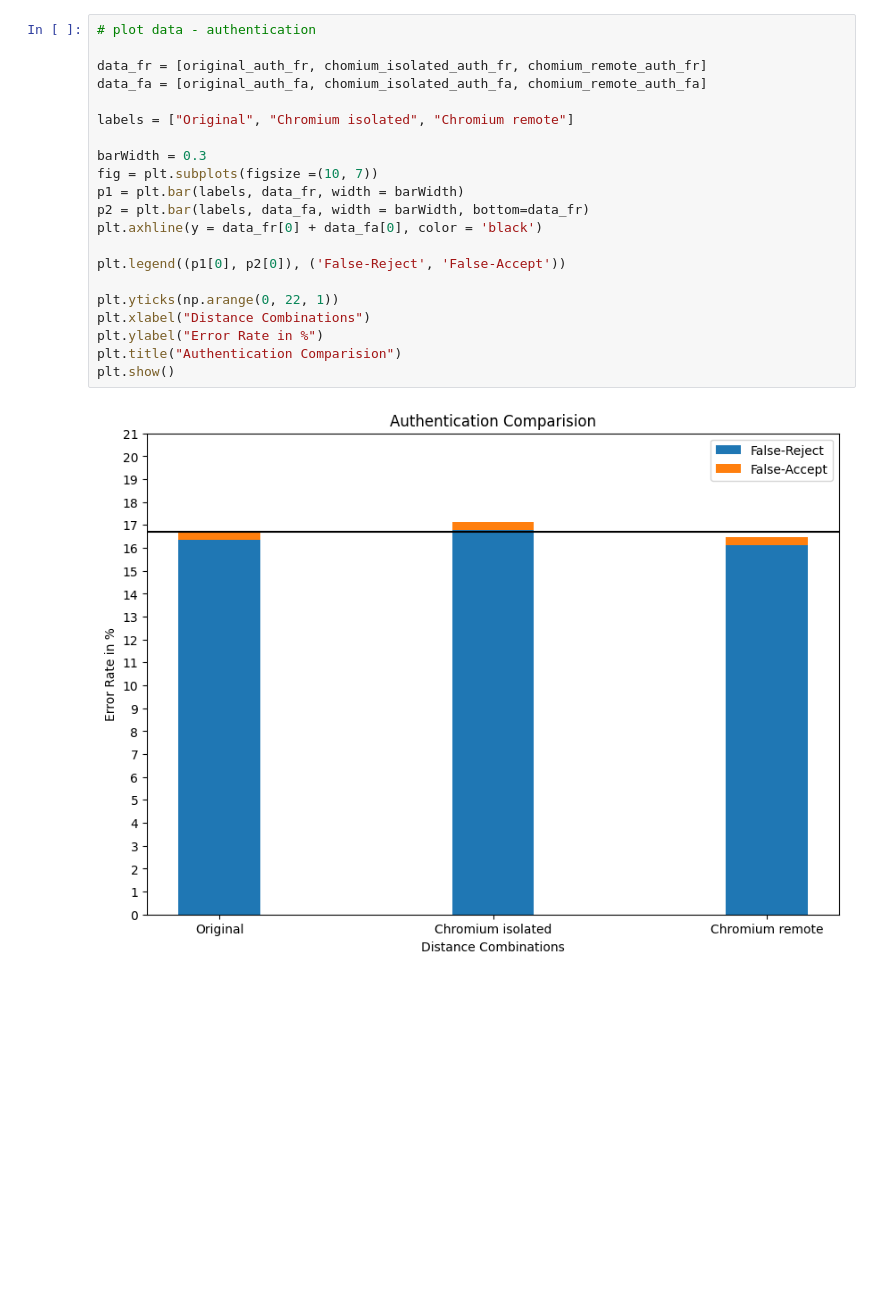
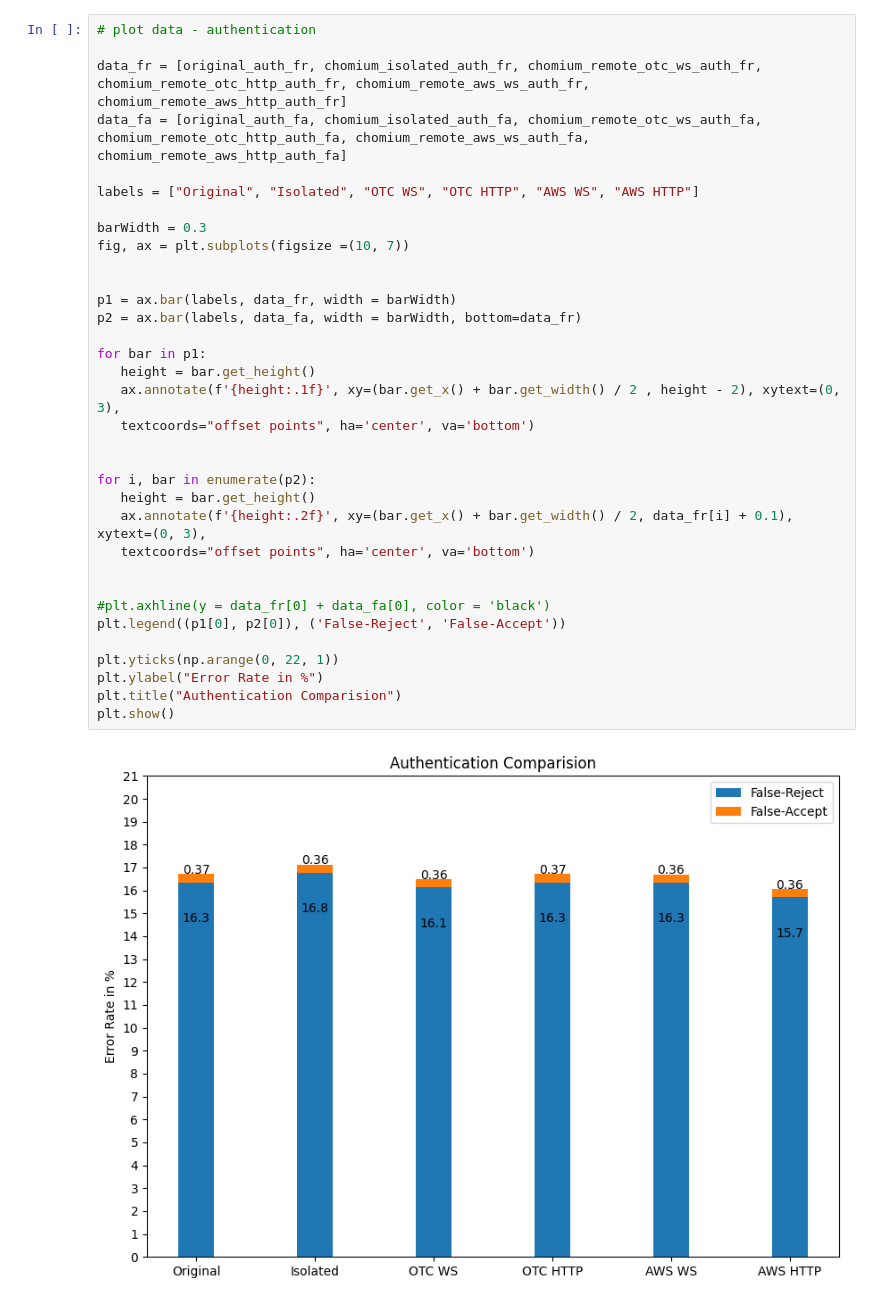
Before and after one commit to wutterfly/browser-timer-results, a Jupyter notebook: remote/analysis.ipynb, the cells around one changed output. Saved outputs shown, nothing was run; the diff lists cells and outputs as text; blank space fills up the shorter version.

```diff
--- a/remote/analysis.ipynb
+++ b/remote/analysis.ipynb
@@ -94,23 +209,36 @@ plt.show()
 # %%
 # plot data - authentication
 
-data_fr = [original_auth_fr, chomium_isolated_auth_fr, chomium_remote_auth_fr]
-data_fa = [original_auth_fa, chomium_isolated_auth_fa, chomium_remote_auth_fa]
+data_fr = [original_auth_fr, chomium_isolated_auth_fr, chomium_remote_otc_ws_auth_fr, chomium_remote_otc_http_auth_fr, chomium_remote_aws_ws_auth_fr, chomium_remote_aws_http_auth_fr]
+data_fa = [original_auth_fa, chomium_isolated_auth_fa, chomium_remote_otc_ws_auth_fa, chomium_remote_otc_http_auth_fa, chomium_remote_aws_ws_auth_fa, chomium_remote_aws_http_auth_fa]
 
-labels = ["Original", "Chromium isolated", "Chromium remote"]
+labels = ["Original", "Isolated", "OTC WS", "OTC HTTP", "AWS WS", "AWS HTTP"]
 
 barWidth = 0.3
-fig = plt.subplots(figsize =(10, 7))
-p1 = plt.bar(labels, data_fr, width = barWidth)
-p2 = plt.bar(labels, data_fa, width = barWidth, bottom=data_fr)
-plt.axhline(y = data_fr[0] + data_fa[0], color = 'black')
+fig, ax = plt.subplots(figsize =(10, 7))
 
+
+p1 = ax.bar(labels, data_fr, width = barWidth)
+p2 = ax.bar(labels, data_fa, width = barWidth, bottom=data_fr)
+
+for bar in p1:
+   height = bar.get_height()
+   ax.annotate(f'{height:.1f}', xy=(bar.get_x() + bar.get_width() / 2 , height - 2), xytext=(0, 3),
+   textcoords="offset points", ha='center', va='bottom')
+
+
+for i, bar in enumerate(p2):
+   height = bar.get_height()
+   ax.annotate(f'{height:.2f}', xy=(bar.get_x() + bar.get_width() / 2, data_fr[i] + 0.1), xytext=(0, 3),
+   textcoords="offset points", ha='center', va='bottom')
+
+
+#plt.axhline(y = data_fr[0] + data_fa[0], color = 'black')
 plt.legend((p1[0], p2[0]), ('False-Reject', 'False-Accept'))
 
 plt.yticks(np.arange(0, 22, 1))
-plt.xlabel("Distance Combinations")
 plt.ylabel("Error Rate in %")
 plt.title("Authentication Comparision")
 plt.show()
 # %% [output]
-[figure, old version]
+[figure, new version]
```
Also changed, not shown: parts of 8 cells of this notebook, 32 other files.
